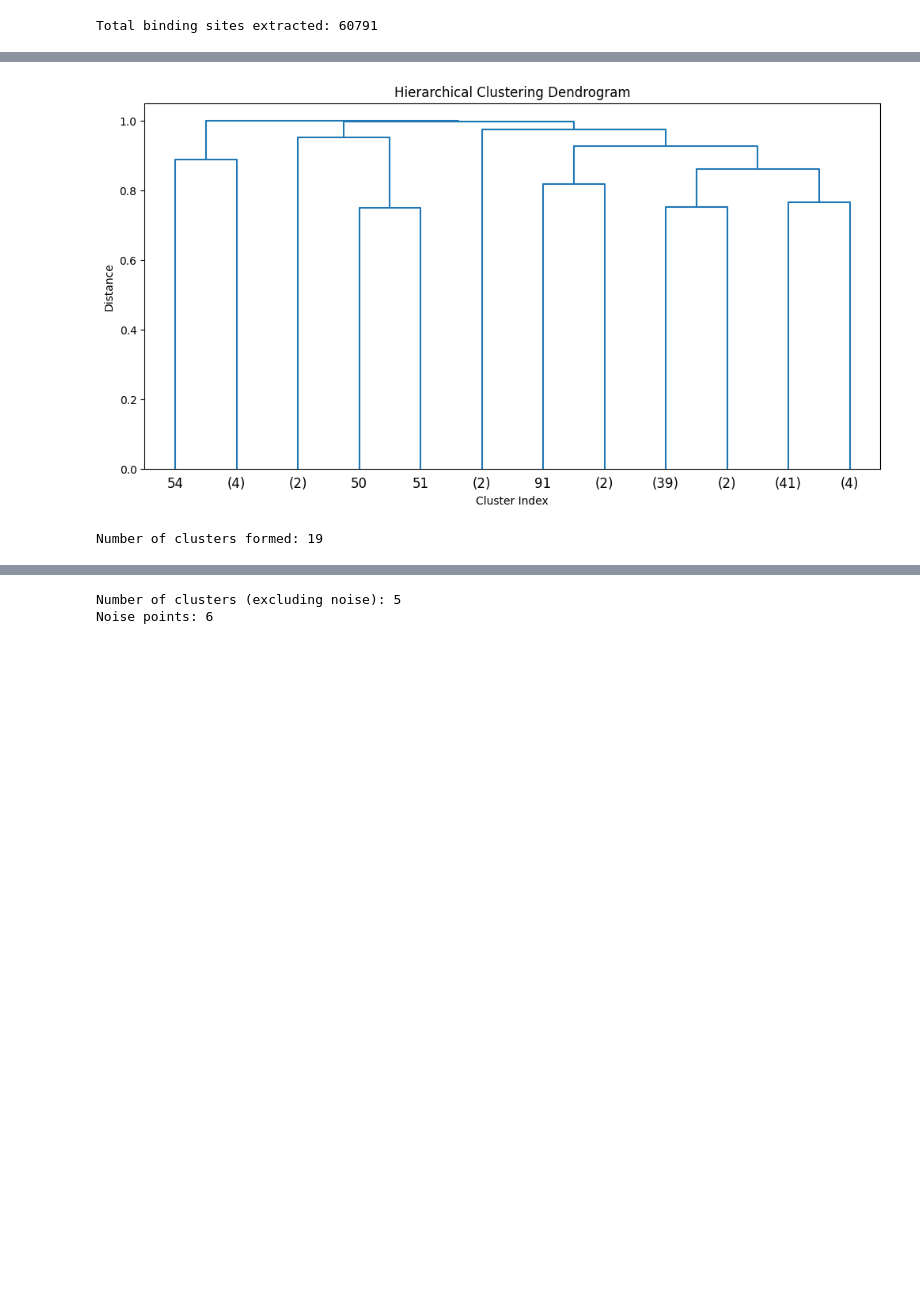
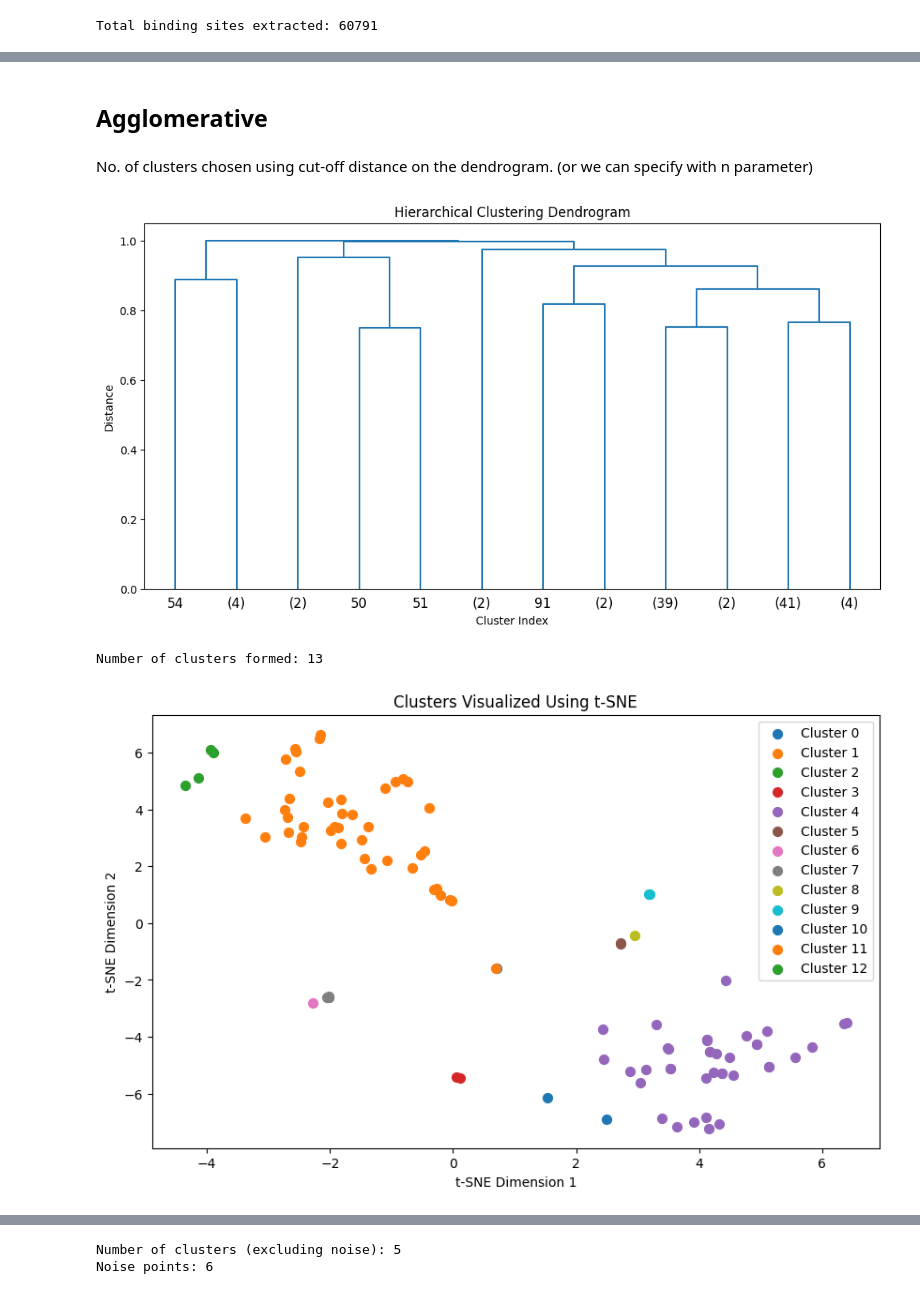
Before and after one commit to surajkarak/protein-ligand, a Jupyter notebook: binding_site_analysis.ipynb, the cells around one changed output, grey strips where cells are left out. Saved outputs shown, nothing was run; the diff lists cells and outputs as text; code cells hidden in the pictures; blank space fills up the shorter version.

```diff
--- a/binding_site_analysis.ipynb
+++ b/binding_site_analysis.ipynb
@@ -264,10 +241,13 @@ KeyboardInterrupt:
+# %% [markdown]
+## Agglomerative
+# %% [markdown]
+No. of clusters chosen using cut-off distance on the dendrogram.
+(or we can specify with n parameter)
 # %%
 from scipy.cluster.hierarchy import linkage, dendrogram, fcluster
 # %%
-# Perform hierarchical clustering
 linkage_matrix = linkage(squareform(distance_matrix), method='average')
 
-# Visualize dendrogram
 plt.figure(figsize=(12, 6))
 dendrogram(linkage_matrix, truncate_mode='lastp', p=12)
 plt.title('Hierarchical Clustering Dendrogram')
@@ -275,9 +255,27 @@ plt.xlabel('Cluster Index')
 plt.ylabel('Distance')
 plt.show()
 
-# Extract clusters (e.g., cluster binding sites with distance < 0.5)
-clusters = fcluster(linkage_matrix, t=0.5, criterion='distance')
+clusters = fcluster(linkage_matrix, t=0.7, criterion='distance')
 print(f"Number of clusters formed: {len(set(clusters))}")
 # %% [output]
 [figure]
-Number of clusters formed: 19
+Number of clusters formed: 13
+# %%
+# Dimensionality reduction using t-SNE to visualise clusters in 2D
+embedding = TSNE(n_components=2, metric='precomputed', init='random').fit_transform(distance_matrix)
+
+agglom_model = AgglomerativeClustering(n_clusters=13, metric='precomputed', linkage='average')
+cluster_labels = agglom_model.fit_predict(distance_matrix)
+
+plt.figure(figsize=(10, 6))
+for cluster_id in np.unique(cluster_labels):
+    cluster_points = embedding[cluster_labels == cluster_id]
+    plt.scatter(cluster_points[:, 0], cluster_points[:, 1], label=f'Cluster {cluster_id}', s=50)
+
+plt.title('Clusters Visualized Using t-SNE')
+plt.xlabel('t-SNE Dimension 1')
+plt.ylabel('t-SNE Dimension 2')
+plt.legend()
+plt.show()
+# %% [output]
+[figure, added]
```
Also changed, not shown: parts of 59 cells of this notebook.
